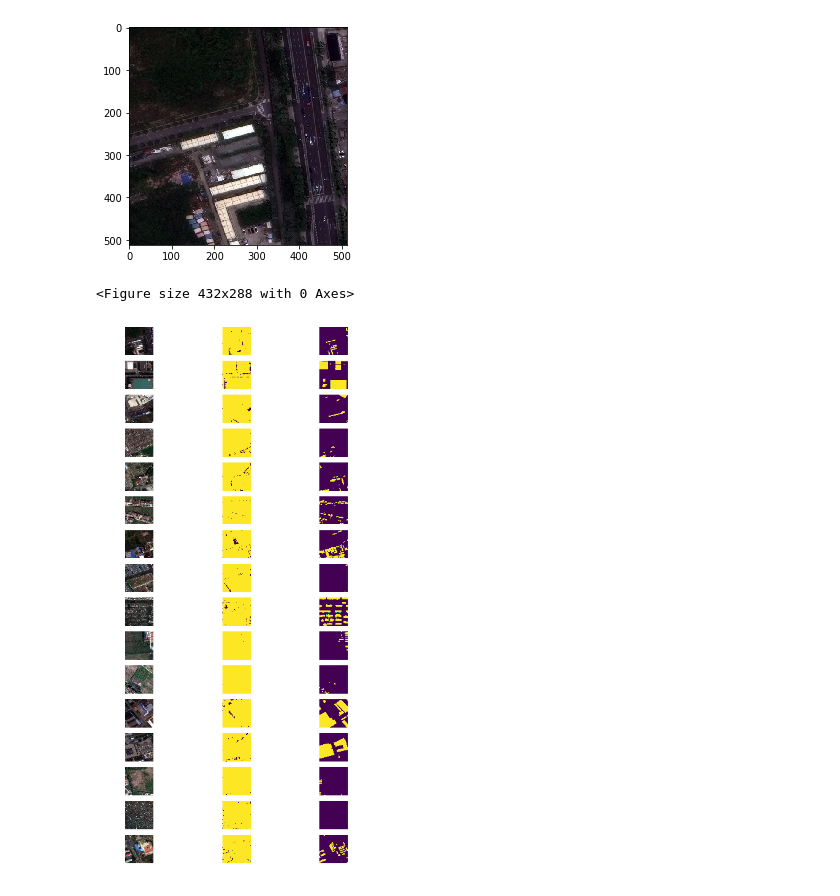
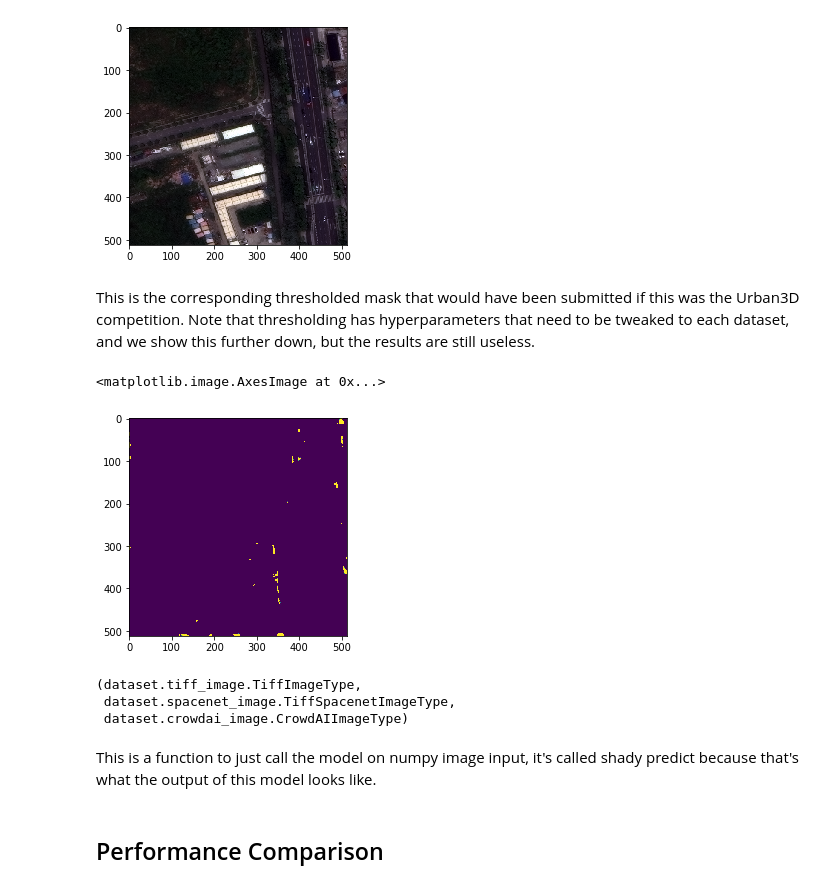
Before and after one commit to ngundotra/urban3dchallenge, a Jupyter notebook: albu/src/MixedModel-Vis.ipynb, the cells around one changed output. Cells and saved outputs as stored; diff of their text form; code cells hidden in the pictures.

Commit message:
+ add MixedModel results, model learns only general grayscale edge detector function

```diff
--- a/albu/src/MixedModel-Vis.ipynb
+++ b/albu/src/MixedModel-Vis.ipynb
@@ -37,4 +47,20 @@ plt.imshow(datasets[1][0].read_image())
 <matplotlib.image.AxesImage at 0x...>
 [figure]
 # %%
-out = _mini_predict_on_file(model, datasets[1][0].read_image(), None, channels=3, flips=flip.FLIP_NONE).squeeze()
+out = _mini_predict_on_file(model, datasets[1][0].read_image(),
+                        None, channels=3, flips=flip.FLIP_NONE).squeeze()
+# %% [markdown]
+This is the corresponding thresholded mask that would have been submitted if this was the Urban3D competition. Note that thresholding has hyperparameters that need to be tweaked to each dataset, and we show this further down, but the results are still useless.
+# %%
+plt.imshow(out)
+# %% [output]
+<matplotlib.image.AxesImage at 0x...>
+[figure, added]
+# %%
+datasets[0].image_type, datasets[1].image_type, datasets[2].image_type
+# %% [output]
+(dataset.tiff_image.TiffImageType,
+ dataset.spacenet_image.TiffSpacenetImageType,
+ dataset.crowdai_image.CrowdAIImageType)
+# %% [markdown]
+This is a function to just call the model on numpy image input, it's called shady predict because that's what the output of this model looks like.
@@ -41,15 +74,32 @@ out = _mini_predict_on_file(model, datasets[1][0].read_image(), None, channels=3
+# %% [markdown]
+## Performance Comparison
 # %%
-plt.tight_layout()
-fig, ax = plt.subplots(figsize=(8, 16), nrows=len(datasets[1]), ncols=3)
-for i in range(len(datasets[1])):
-    left, mid, right = ax[i]
-    [a.axis('off') for a in ax[i]]
-    im = datasets[1][i].read_image()
-    left.imshow(im)
-    mid.imshow(_mini_predict_on_file(model, im, None, channels=3).squeeze())
-    right.imshow(datasets[1][i].read_mask().squeeze())
-    left.set_ylabel(str(i))
-plt.show(fig)
+def generate_plot(dataset, rows=5):
+    """Plots the first five `rows` images & corresponding visuals for the given dataset"""
+    plt.tight_layout()
+    fig, axs = plt.subplots(figsize=(8, rows*2.05), nrows=rows, ncols=4)
+    first = True
+    for i in range(rows):
+        left, lmid, rmid, right = axs[i]
+        [a.axis('off') for a in axs[i]]
+        im = dataset[i].read_image()
+        left.imshow(im)
+        naked_predict = shady_predict(im)
+        lmid.imshow(naked_predict, cmap='gray')
+        rmid.imshow(_mini_predict_on_file(model, im, None, channels=3).squeeze(), cmap='gray')
+        mask = dataset[i].read_mask().squeeze()
+        right.imshow(mask, cmap='gray')
+    #     left.set_ylabel(str(i))
+        if first:
+            left.set_title("Picture")
+            lmid.set_title("Output")
+            rmid.set_title("Thresholded Output")
+            right.set_title("Target Output")
+            first = False
+        else:
+            loss = BCEDiceLoss().cuda()
+            outt = torch.Tensor(naked_predict)
+            maskt = torch.Tensor(mask)
+            diceloss = loss(outt, maskt) / 3
+            lmid.set_title("{:0.3f}".format(diceloss))
+    plt.show(fig)
-# %% [output]
-<Figure size 432x288 with 0 Axes>
-[figure, removed]
```
Also changed, not shown: parts of 16 cells of this notebook.
